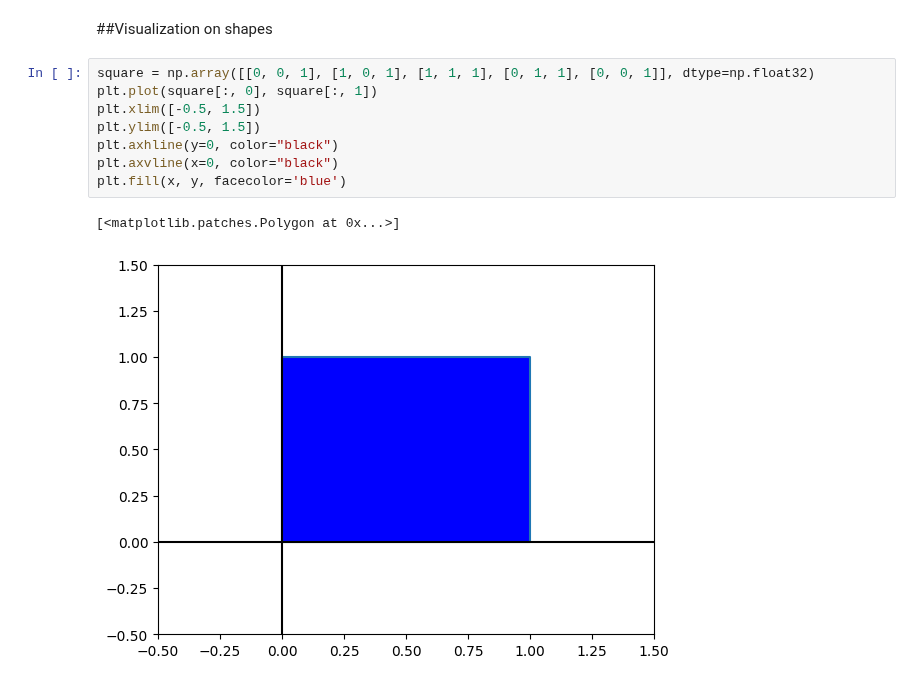
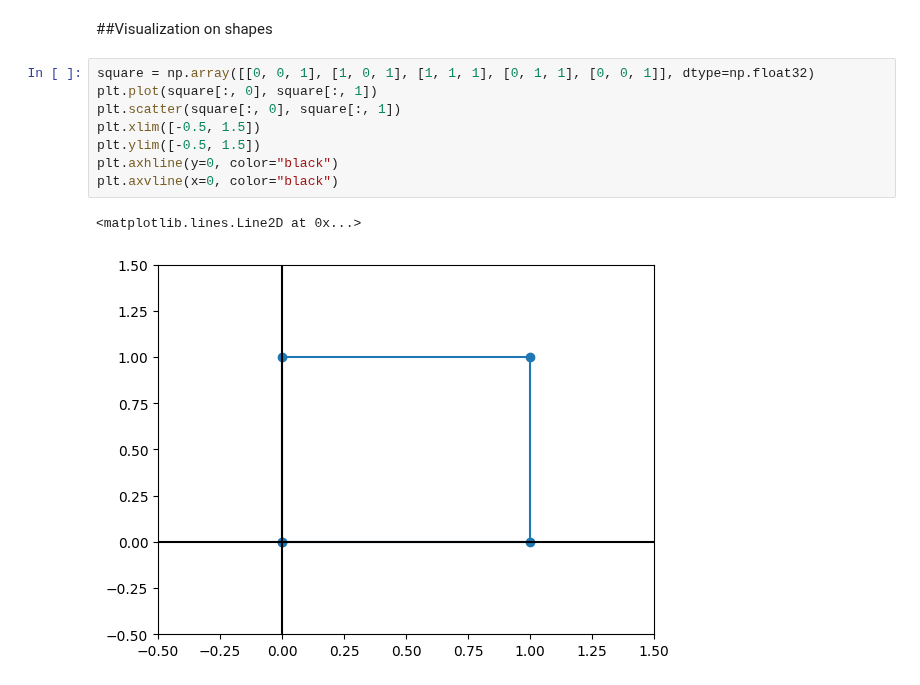
Before and after one commit to alys28/ASL-words-translator, a Jupyter notebook: data_augmentation/media_pipe_data_aug.ipynb, the cells around one changed output. Drawn from its saved outputs; the diff is of its cells as text.

Commit message:
visualization stuff

```diff
--- a/data_augmentation/media_pipe_data_aug.ipynb
+++ b/data_augmentation/media_pipe_data_aug.ipynb
@@ -343,14 +366,14 @@ new_data.shape
 # %%
 square = np.array([[0, 0, 1], [1, 0, 1], [1, 1, 1], [0, 1, 1], [0, 0, 1]], dtype=np.float32)
 plt.plot(square[:, 0], square[:, 1])
+plt.scatter(square[:, 0], square[:, 1])
 plt.xlim([-0.5, 1.5])
 plt.ylim([-0.5, 1.5])
 plt.axhline(y=0, color="black")
 plt.axvline(x=0, color="black")
-plt.fill(x, y, facecolor='blue')
 # %% [output]
-[<matplotlib.patches.Polygon at 0x...>]
+<matplotlib.lines.Line2D at 0x...>
-[figure, old version]
+[figure, new version]
 # %%
 vt = VectorTransformation(translation_x=1, center_data=False, reflection=False)
 new_square = vt.transform(square)
```
Also changed, not shown: parts of 11 cells of this notebook.
